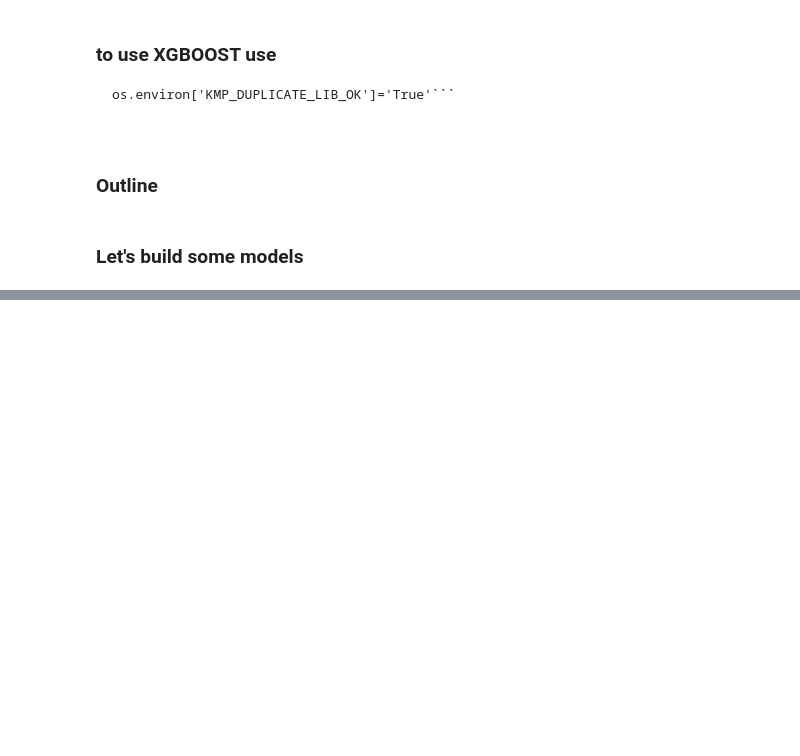
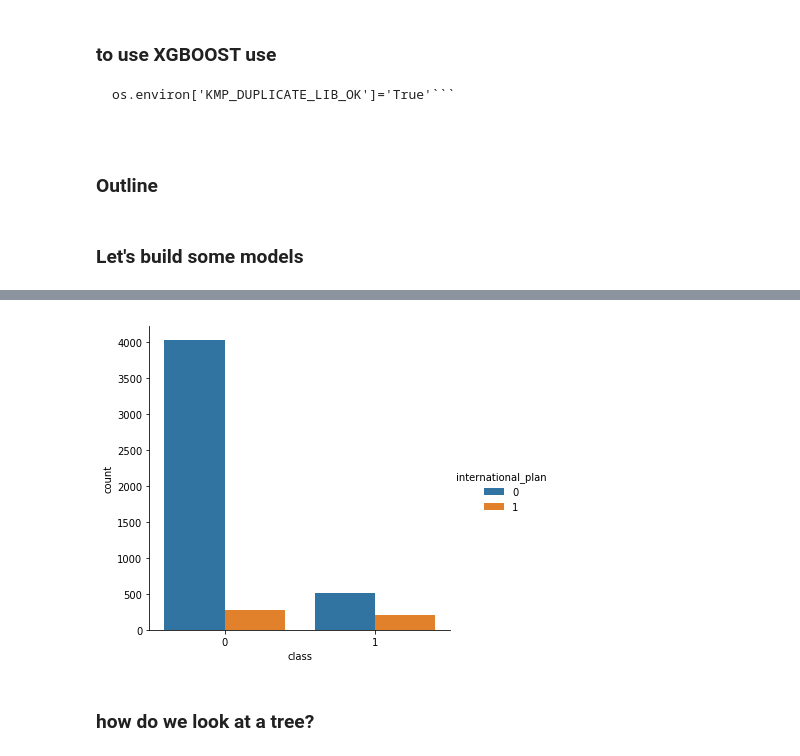
Before and after one commit to EricaSG/cv2-mod4-sec35-ensemble-methods-lesson, a Jupyter notebook: lesson-plan.ipynb, the cells around one changed output, grey strips where cells are left out. Saved outputs shown, nothing was run; the diff lists cells and outputs as text; code cells hidden in the pictures; blank space fills up the shorter version.

```diff
--- a/lesson-plan.ipynb
+++ b/lesson-plan.ipynb
@@ -562,0 +154,3 @@ plt.hist(glucose_1, bins=20, alpha=0.5)
+# %%
+df2 = df.drop(columns=["phone_number", "number_vmail_messages", "state", "area_code"])
+df2.head()
@@ -562,0 +267,3 @@ plt.hist(glucose_1, bins=20, alpha=0.5)
+# %%
+df2['ones'] = np.ones(shape=(df.shape[0], 1))
+df2.head()
@@ -562,0 +277,7 @@ plt.hist(glucose_1, bins=20, alpha=0.5)
+# %%
+sns.catplot(x='class', hue='international_plan', kind='count', data=df2)
+plt.show()
+# %% [output]
+[figure, added]
+# %% [markdown]
+### how do we look at a tree?
```
Also changed, not shown: parts of 119 cells of this notebook, 5 other files.
